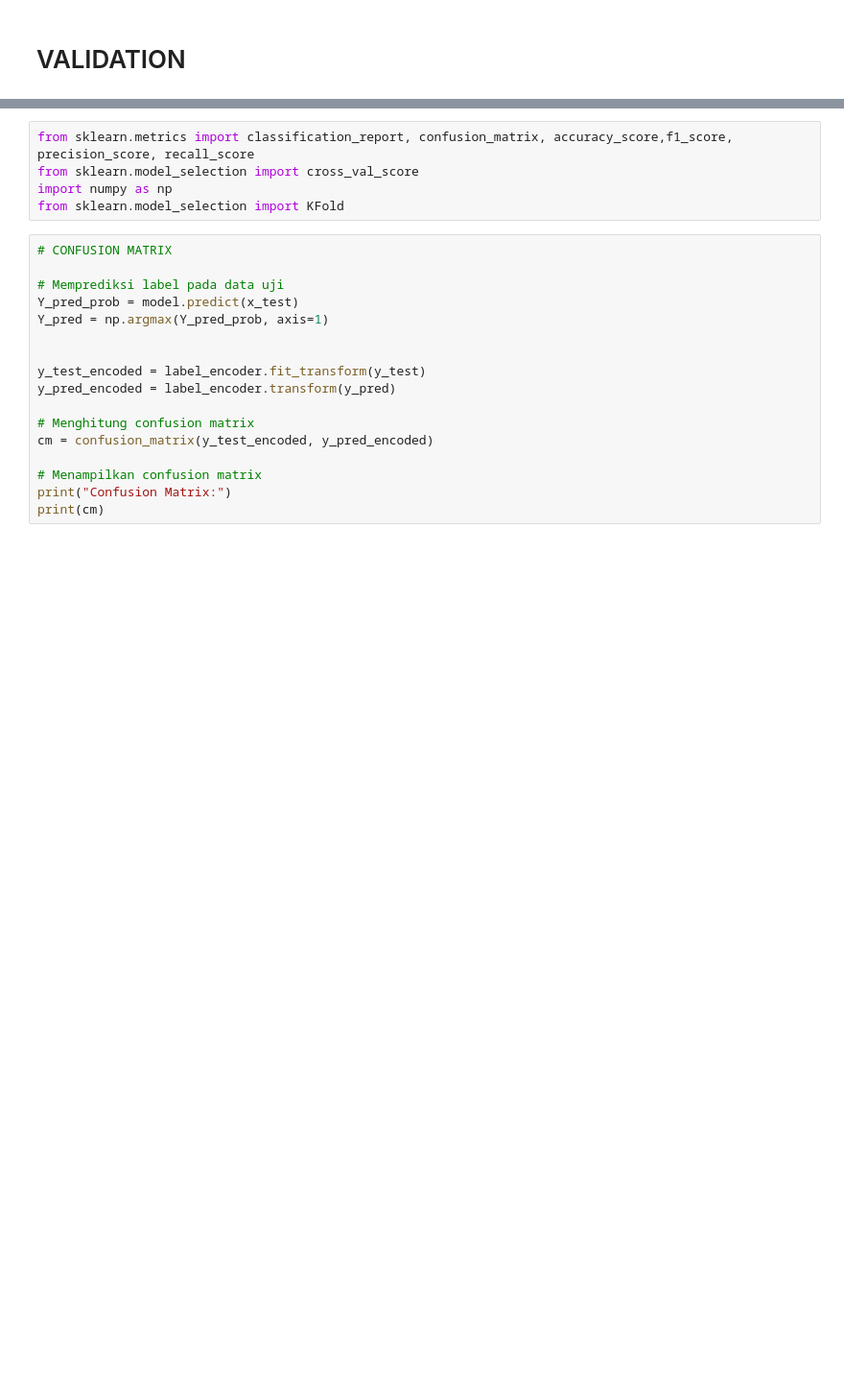
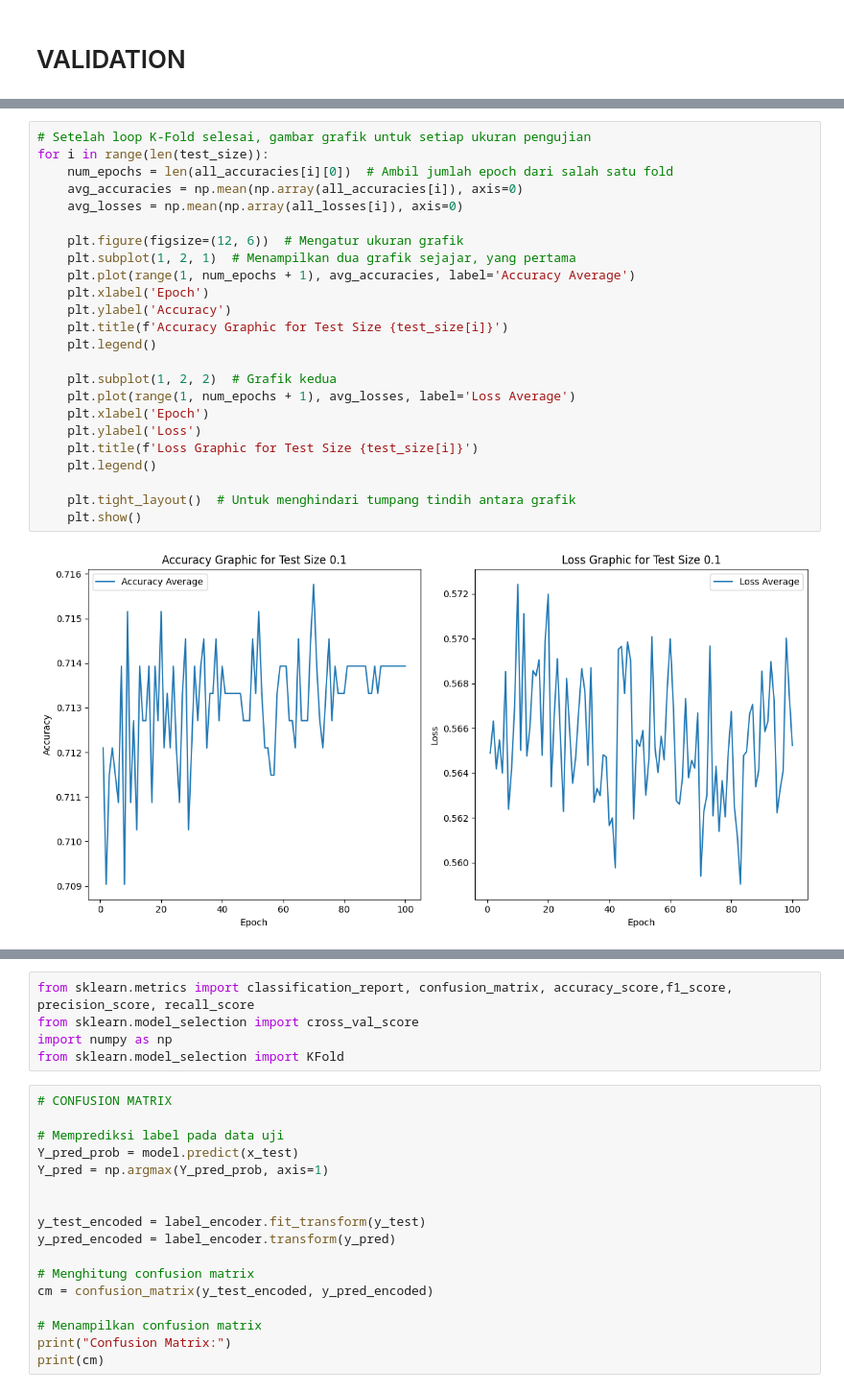
Before and after one commit to dianrezky/project-matkul-s2-biomediss, a Jupyter notebook: SOURCE CODE UNTUK PUBLISH PAPER USER SEPT.ipynb, the cells around one changed output, grey strips where cells are left out. Shown at 96% size. Saved outputs shown, nothing was run; the diff lists cells and outputs as text; blank space fills up the shorter version.

```diff
--- a/SOURCE CODE UNTUK PUBLISH PAPER USER SEPT.ipynb
+++ b/SOURCE CODE UNTUK PUBLISH PAPER USER SEPT.ipynb
@@ -258,0 +439,26 @@ Epoch 1/100
+# %%
+# Setelah loop K-Fold selesai, gambar grafik untuk setiap ukuran pengujian
+for i in range(len(test_size)):
+    num_epochs = len(all_accuracies[i][0])  # Ambil jumlah epoch dari salah satu fold
+    avg_accuracies = np.mean(np.array(all_accuracies[i]), axis=0)
+    avg_losses = np.mean(np.array(all_losses[i]), axis=0)
+
+    plt.figure(figsize=(12, 6))  # Mengatur ukuran grafik
+    plt.subplot(1, 2, 1)  # Menampilkan dua grafik sejajar, yang pertama
+    plt.plot(range(1, num_epochs + 1), avg_accuracies, label='Accuracy Average')
+    plt.xlabel('Epoch')
+    plt.ylabel('Accuracy')
+    plt.title(f'Accuracy Graphic for Test Size {test_size[i]}')
+    plt.legend()
+
+    plt.subplot(1, 2, 2)  # Grafik kedua
+    plt.plot(range(1, num_epochs + 1), avg_losses, label='Loss Average')
+    plt.xlabel('Epoch')
+    plt.ylabel('Loss')
+    plt.title(f'Loss Graphic for Test Size {test_size[i]}')
+    plt.legend()
+
+    plt.tight_layout()  # Untuk menghindari tumpang tindih antara grafik
+    plt.show()
+# %% [output]
+[figure, added]
```
Also changed, not shown: parts of 12 cells of this notebook, 3 other files.
